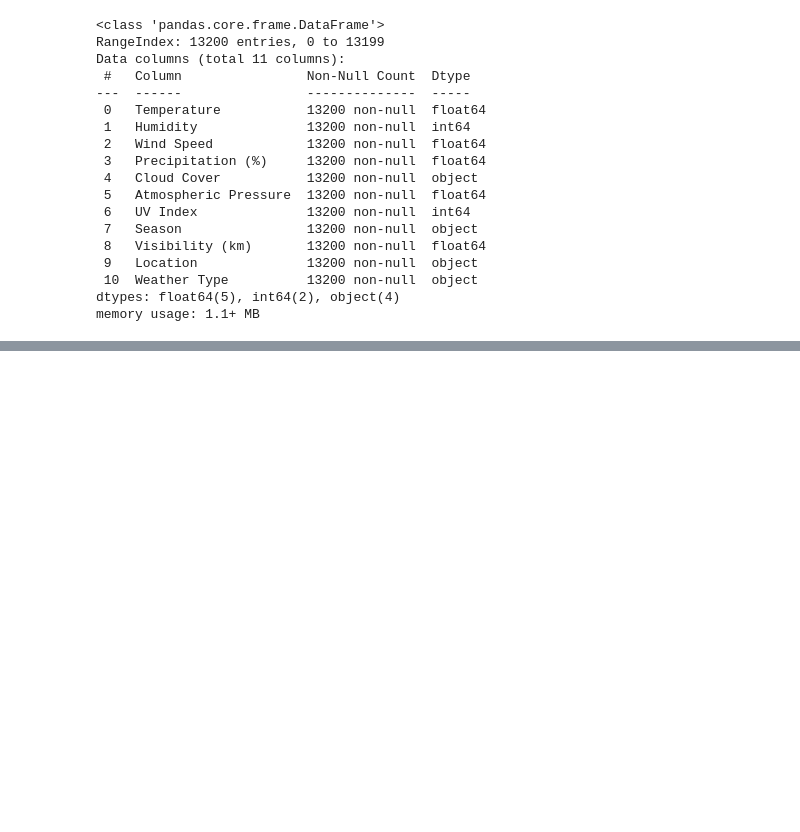
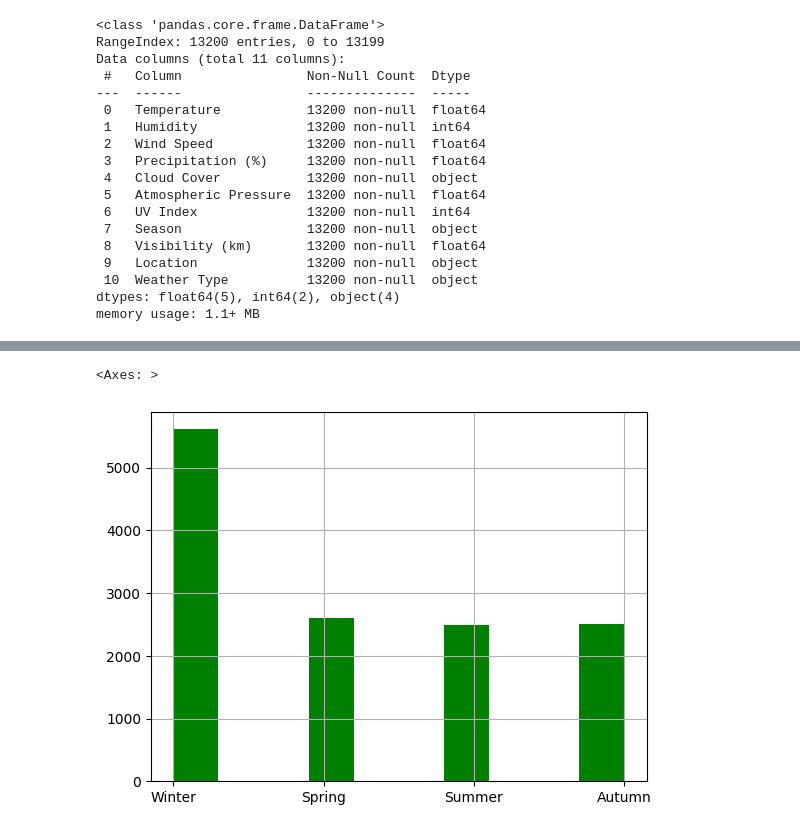
Before and after one commit to Karan-Chauhan19/Weather-Type-Classification, a Jupyter notebook: Notebook/eda.ipynb, the cells around one changed output, grey strips where cells are left out. Cells and saved outputs as stored; diff of their text form; code cells hidden in the pictures; blank space fills up the shorter version.

```diff
--- a/Notebook/eda.ipynb
+++ b/Notebook/eda.ipynb
@@ -58,0 +118,7 @@ df.describe()
+# %%
+#Visualization-2
+#Visualization of Season Column
+df.Season.hist(color='green')
+# %% [output]
+<Axes: >
+[figure, added]
```
Also changed, not shown: parts of 10 cells of this notebook.
